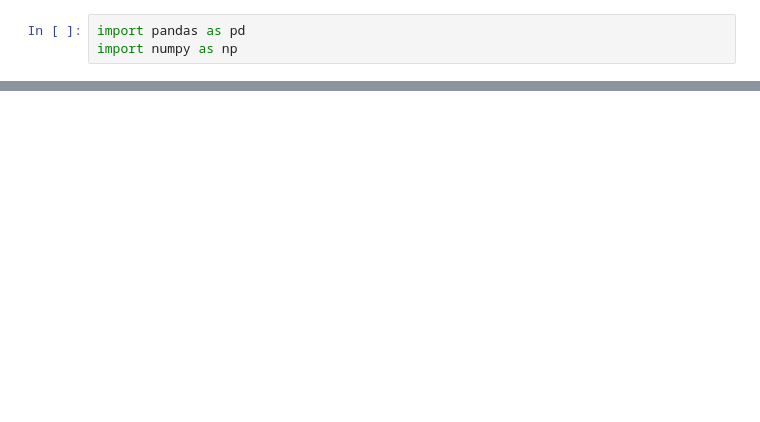
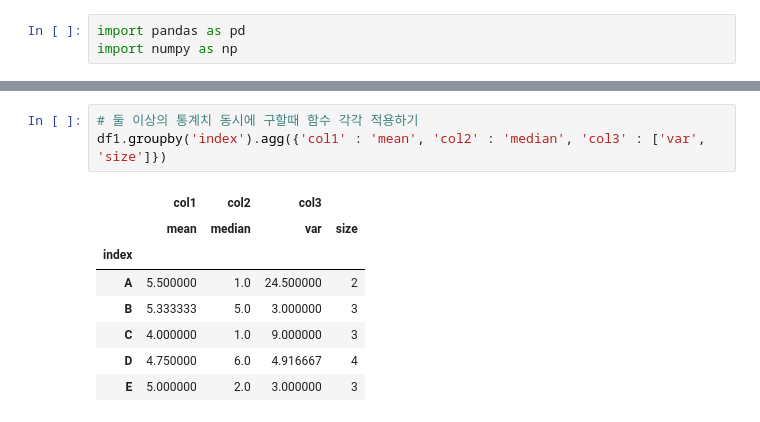
Before and after one commit to fairydragon4/fairydragon4, a Jupyter notebook: 03-6. Pandas 그룹.ipynb, the cells around one changed output, grey strips where cells are left out. Drawn from its saved outputs; the diff is of its cells as text; blank space fills up the shorter version.

```diff
--- a/03-6. Pandas 그룹.ipynb
+++ b/03-6. Pandas 그룹.ipynb
@@ -51 +53,13 @@ df1.groupby('index').agg(['sum', 'mean'])
+# %%
+# 둘 이상의 통계치 동시에 구할때 함수 각각 적용하기
+df1.groupby('index').agg({'col1' : 'mean', 'col2' : 'median', 'col3' : ['var', 'size']})
+# %% [output]
+|  | col1 | col2 | col3 |  |
+|  | mean | median | var | size |
+| index |  |  |  |  |
+| A | 5.500000 | 1.0 | 24.500000 | 2 |
+| B | 5.333333 | 5.0 | 3.000000 | 3 |
+| C | 4.000000 | 1.0 | 9.000000 | 3 |
+| D | 4.750000 | 6.0 | 4.916667 | 4 |
+| E | 5.000000 | 2.0 | 3.000000 | 3 |
 # %%
```
Also changed, not shown: parts of 27 cells of this notebook.
